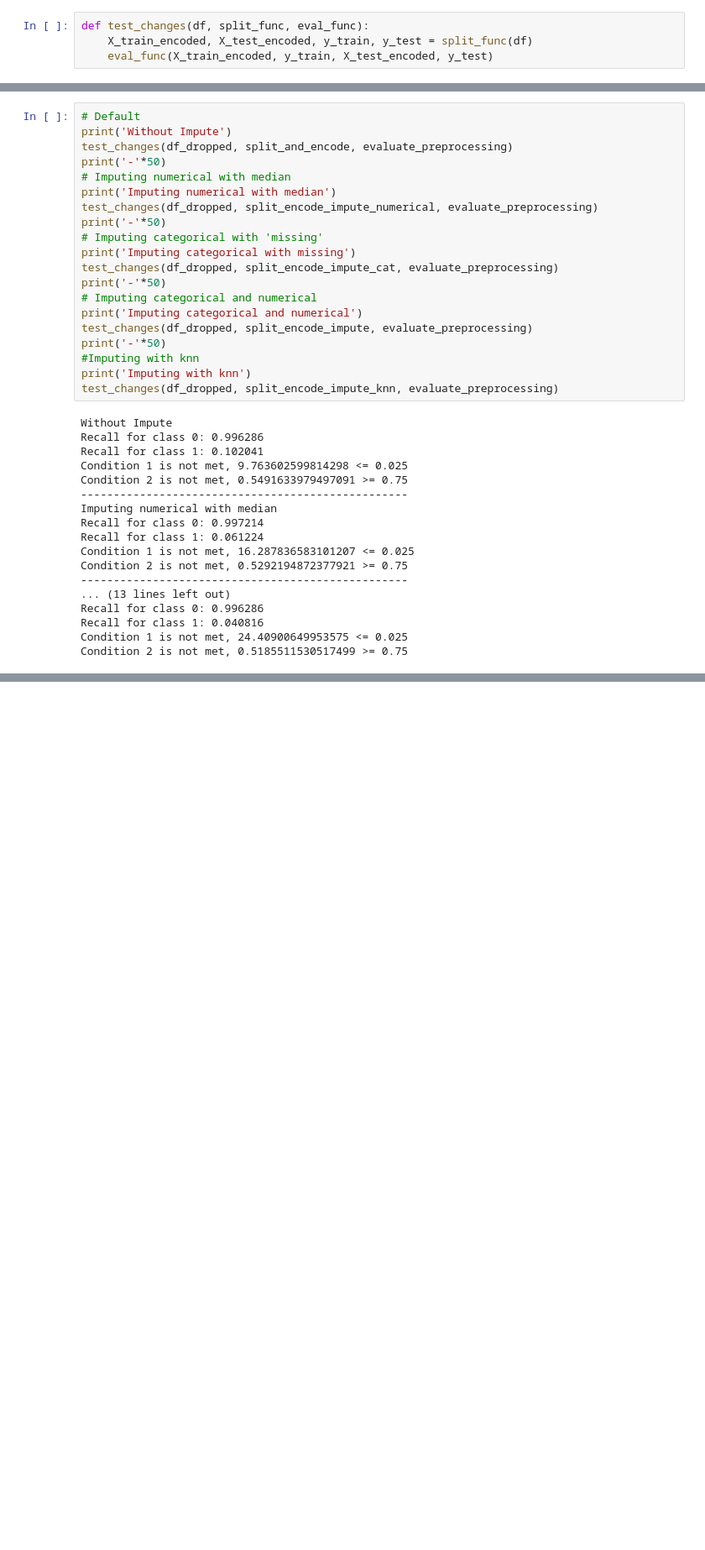
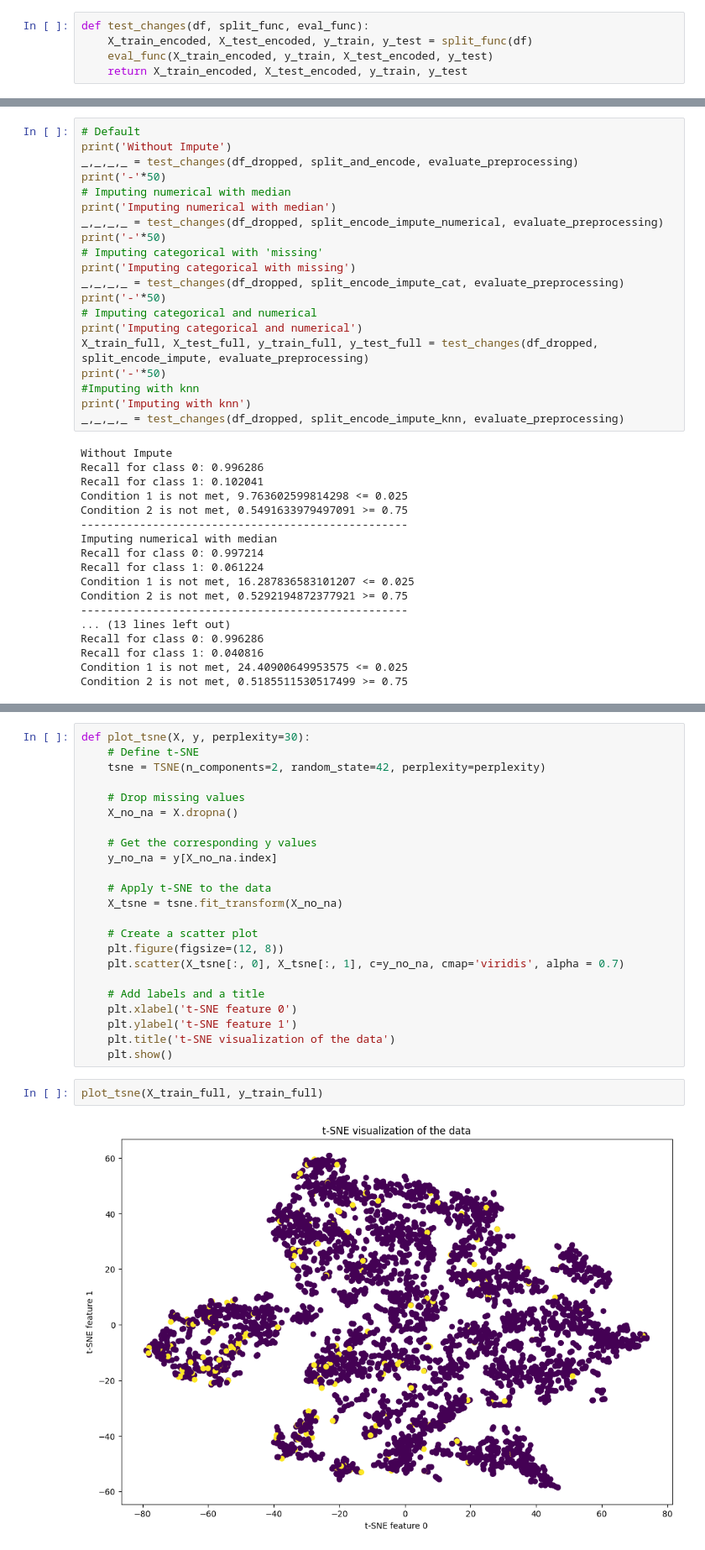
Before and after one commit to bahaozsahin/cc-fraud-detection, a Jupyter notebook: main.ipynb, the cells around one changed output, grey strips where cells are left out. Shown at 84% size. Cells and saved outputs as stored; diff of their text form; blank space fills up the shorter version.

```diff
--- a/main.ipynb
+++ b/main.ipynb
@@ -231,3 +250,4 @@ def split_and_encode(df):
 def test_changes(df, split_func, eval_func):
     X_train_encoded, X_test_encoded, y_train, y_test = split_func(df)
     eval_func(X_train_encoded, y_train, X_test_encoded, y_test)
+    return X_train_encoded, X_test_encoded, y_train, y_test
@@ -416,23 +436,23 @@ On a final note I will only impute the categorical values.
 # %%
 # Default
 print('Without Impute')
-test_changes(df_dropped, split_and_encode, evaluate_preprocessing)
+_,_,_,_ = test_changes(df_dropped, split_and_encode, evaluate_preprocessing)
 print('-'*50)
 # Imputing numerical with median
 print('Imputing numerical with median')
-test_changes(df_dropped, split_encode_impute_numerical, evaluate_preprocessing)
+_,_,_,_ = test_changes(df_dropped, split_encode_impute_numerical, evaluate_preprocessing)
 print('-'*50)
 # Imputing categorical with 'missing'
 print('Imputing categorical with missing')
-test_changes(df_dropped, split_encode_impute_cat, evaluate_preprocessing)
+_,_,_,_ = test_changes(df_dropped, split_encode_impute_cat, evaluate_preprocessing)
 print('-'*50)
 # Imputing categorical and numerical
 print('Imputing categorical and numerical')
-test_changes(df_dropped, split_encode_impute, evaluate_preprocessing)
+X_train_full, X_test_full, y_train_full, y_test_full = test_changes(df_dropped, split_encode_impute, evaluate_preprocessing)
 print('-'*50)
 #Imputing with knn
 print('Imputing with knn')
-test_changes(df_dropped, split_encode_impute_knn, evaluate_preprocessing)
+_,_,_,_ = test_changes(df_dropped, split_encode_impute_knn, evaluate_preprocessing)
 # %% [output]
 Without Impute
 Recall for class 0: 0.996286
@@ -453,0 +476,27 @@ Condition 2 is not met, 0.5185511530517499 >= 0.75
+# %%
+def plot_tsne(X, y, perplexity=30):
+    # Define t-SNE
+    tsne = TSNE(n_components=2, random_state=42, perplexity=perplexity)
+
+    # Drop missing values
+    X_no_na = X.dropna()
+
+    # Get the corresponding y values
+    y_no_na = y[X_no_na.index]
+
+    # Apply t-SNE to the data
+    X_tsne = tsne.fit_transform(X_no_na)
+
+    # Create a scatter plot
+    plt.figure(figsize=(12, 8))
+    plt.scatter(X_tsne[:, 0], X_tsne[:, 1], c=y_no_na, cmap='viridis', alpha = 0.7)
+
+    # Add labels and a title
+    plt.xlabel('t-SNE feature 0')
+    plt.ylabel('t-SNE feature 1')
+    plt.title('t-SNE visualization of the data')
+    plt.show()
+# %%
+plot_tsne(X_train_full, y_train_full)
+# %% [output]
+[figure, added]
```
Also changed, not shown: parts of 62 cells of this notebook, 1 other file.
